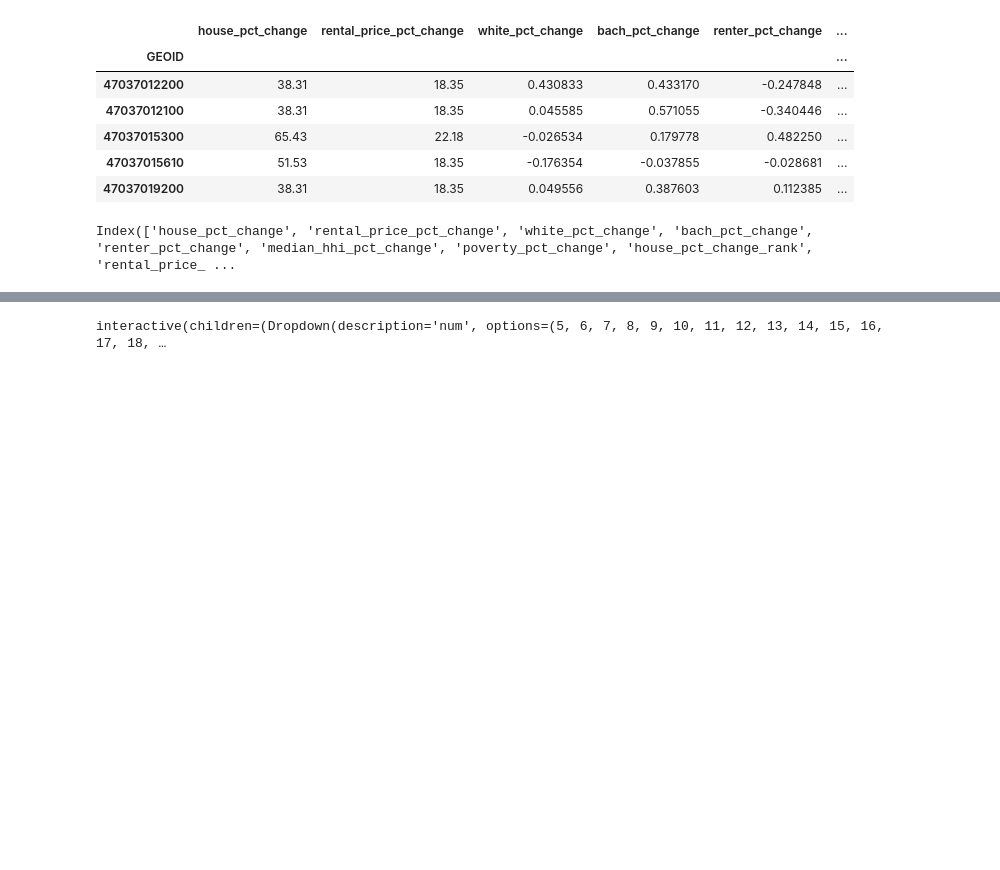
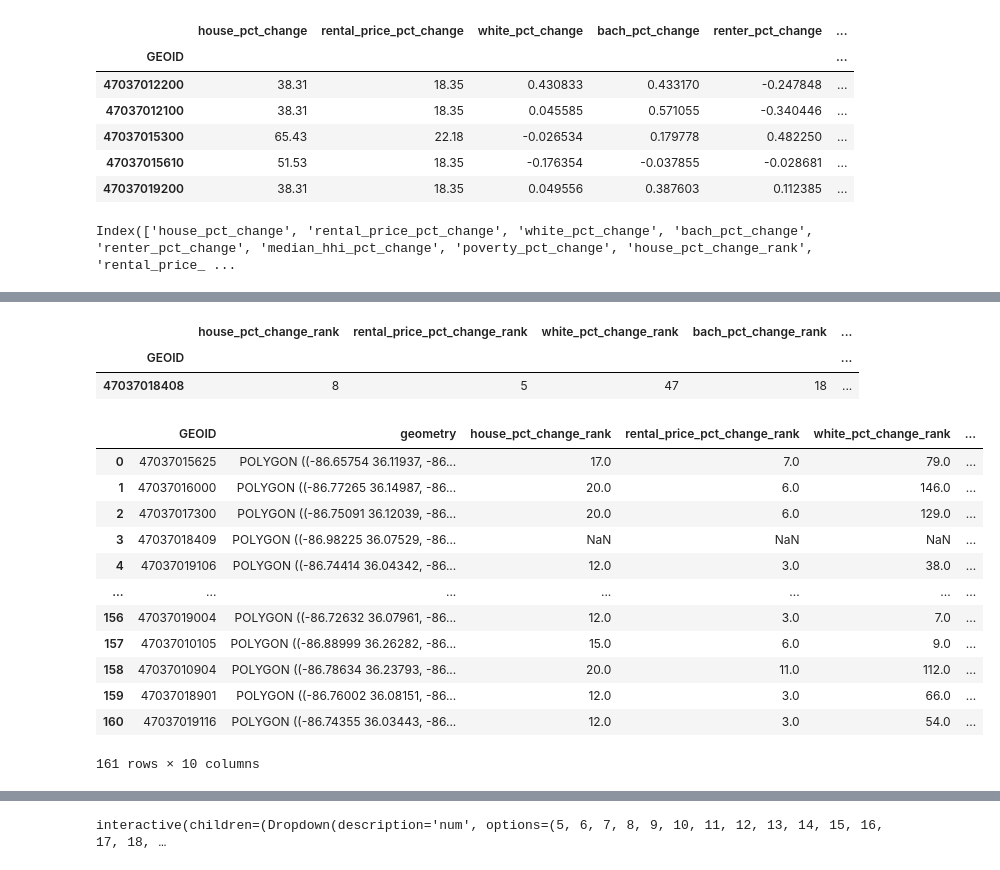
Before and after one commit to matttparker/airbnb-sentiments, a Jupyter notebook: notebooks/mp03_gentrification_identification.ipynb, the cells around one changed output, grey strips where cells are left out. Drawn from its saved outputs; the diff is of its cells as text; code cells hidden in the pictures; blank space fills up the shorter version.

```diff
--- a/notebooks/mp03_gentrification_identification.ipynb
+++ b/notebooks/mp03_gentrification_identification.ipynb
@@ -373 +423,7 @@ gentrification_rank_counts.sort_values('total', ascending=False).head(20)
+# %%
+gentrification_rank_table.head(1)
+# %% [output]
+|  | house_pct_change_rank | rental_price_pct_change_rank | white_pct_change_rank | bach_pct_change_rank | ... |
+| GEOID |  |  |  |  | ... |
+| 47037018408 | 8 | 5 | 47 | 18 | ... |
 # %%
@@ -375 +431,17 @@ tracts_rankings = tracts.merge(gentrification_rank_counts.reset_index()[['GEOID'
+# %%
+tracts_rankings
+# %% [output]
+|  | GEOID | geometry | house_pct_change_rank | rental_price_pct_change_rank | white_pct_change_rank | ... |
+| 0 | 47037015625 | POLYGON ((-86.65754 36.11937, -86... | 17.0 | 7.0 | 79.0 | ... |
+| 1 | 47037016000 | POLYGON ((-86.77265 36.14987, -86... | 20.0 | 6.0 | 146.0 | ... |
+| 2 | 47037017300 | POLYGON ((-86.75091 36.12039, -86... | 20.0 | 6.0 | 129.0 | ... |
+| 3 | 47037018409 | POLYGON ((-86.98225 36.07529, -86... | NaN | NaN | NaN | ... |
+| 4 | 47037019106 | POLYGON ((-86.74414 36.04342, -86... | 12.0 | 3.0 | 38.0 | ... |
+| ... | ... | ... | ... | ... | ... | ... |
+| 156 | 47037019004 | POLYGON ((-86.72632 36.07961, -86... | 12.0 | 3.0 | 7.0 | ... |
+| 157 | 47037010105 | POLYGON ((-86.88999 36.26282, -86... | 15.0 | 6.0 | 9.0 | ... |
+| 158 | 47037010904 | POLYGON ((-86.78634 36.23793, -86... | 20.0 | 11.0 | 112.0 | ... |
+| 159 | 47037018901 | POLYGON ((-86.76002 36.08151, -86... | 12.0 | 3.0 | 66.0 | ... |
+| 160 | 47037019116 | POLYGON ((-86.74355 36.03443, -86... | 12.0 | 3.0 | 54.0 | ... |
+161 rows × 10 columns
 # %%
```
Also changed, not shown: parts of 31 cells of this notebook, 1 other file.
